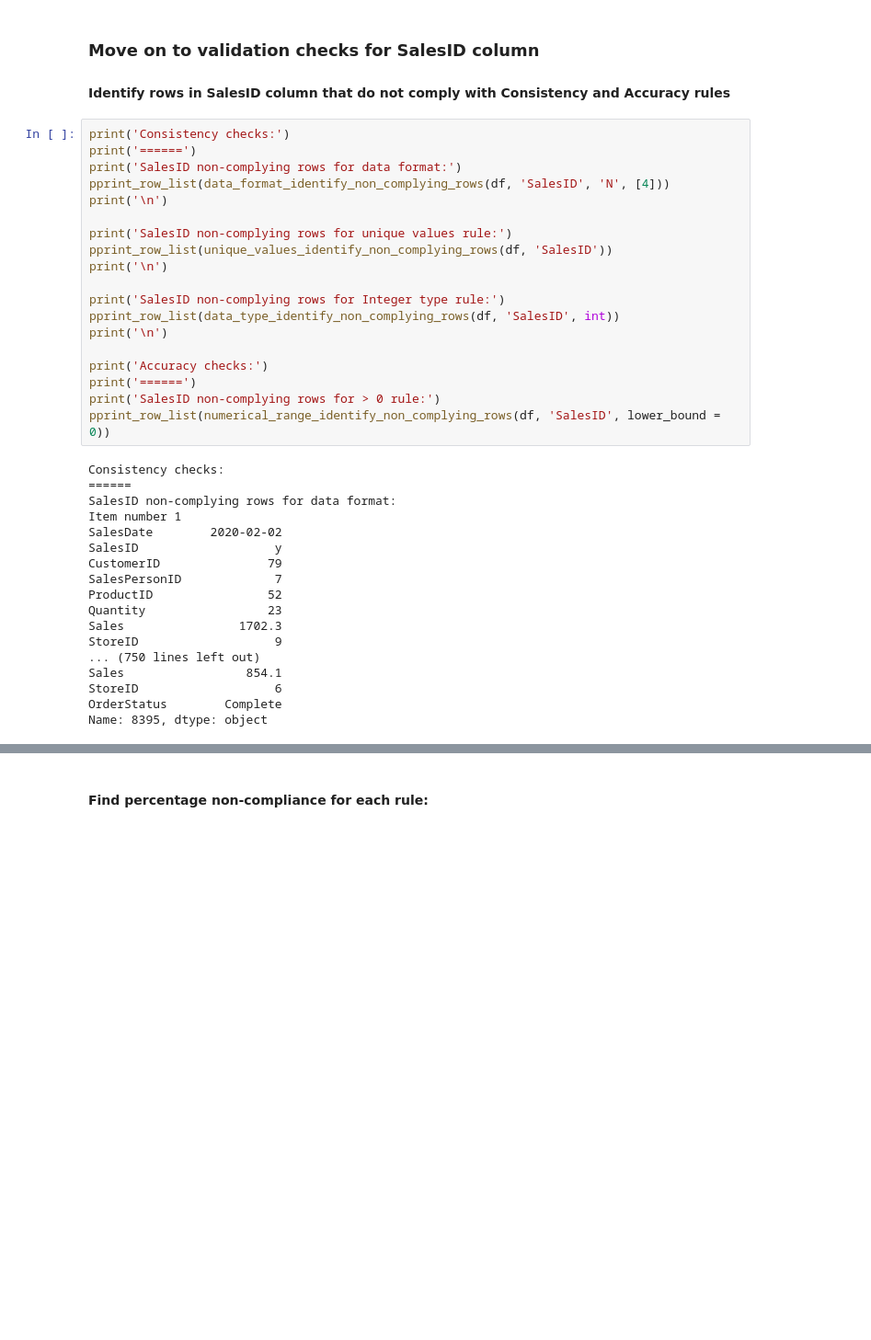
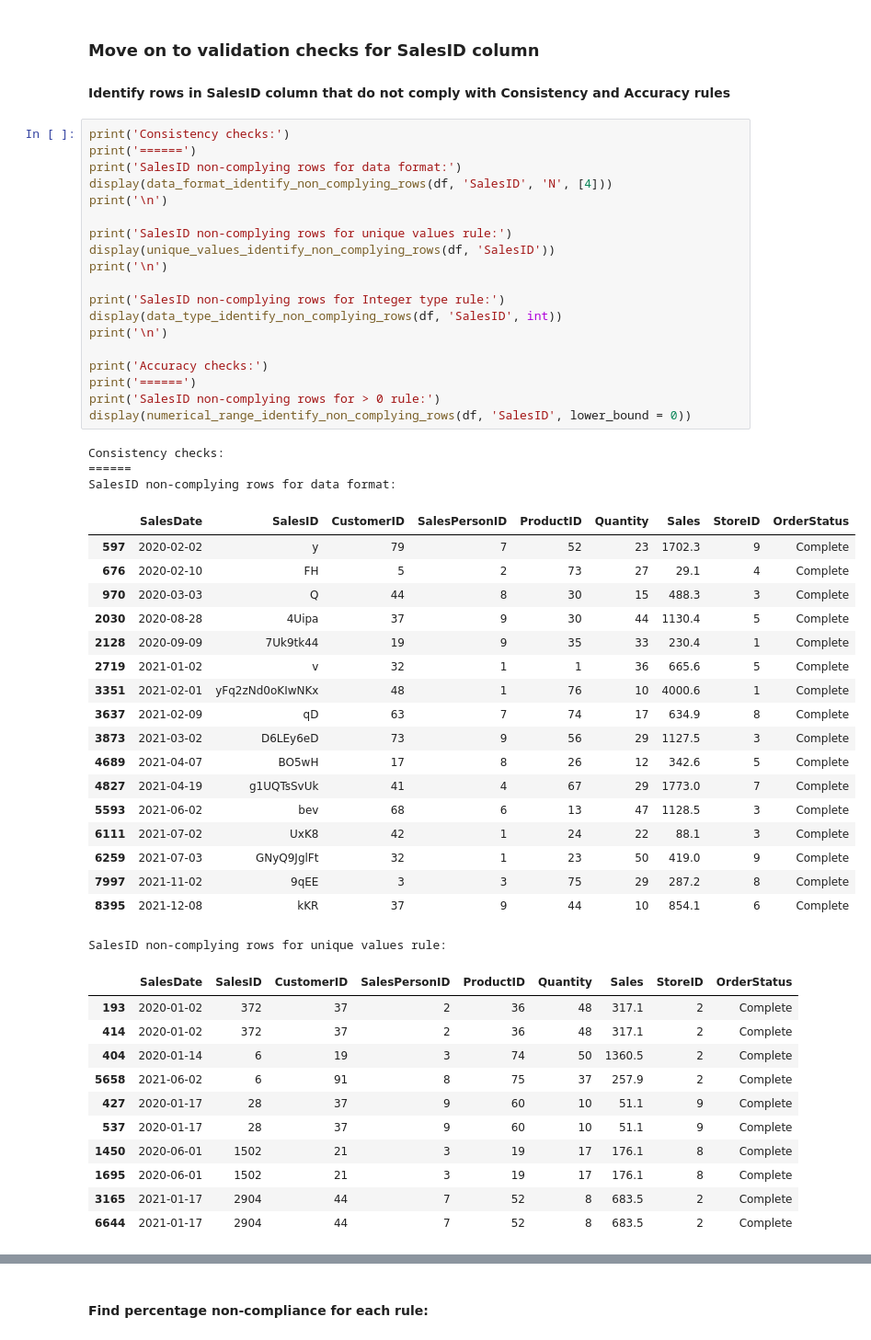
Before and after one commit to elacs/datacon_hands_on, a Jupyter notebook: datacon_hands_on_binder_ran.ipynb, the cells around one changed output, grey strips where cells are left out. Shown: that part at 92% size. Cells and saved outputs as stored; diff of their text form; blank space fills up the shorter version.

```diff
--- a/datacon_hands_on_binder_ran.ipynb
+++ b/datacon_hands_on_binder_ran.ipynb
@@ -380,37 +380,52 @@ def numerical_range_percentage_non_compliance (df, column_name, lower_bound = -
 # %%
 print('Consistency checks:')
 print('======')
 print('SalesID non-complying rows for data format:')
-pprint_row_list(data_format_identify_non_complying_rows(df, 'SalesID', 'N', [4]))
+display(data_format_identify_non_complying_rows(df, 'SalesID', 'N', [4]))
 print('\n')
 
 print('SalesID non-complying rows for unique values rule:')
-pprint_row_list(unique_values_identify_non_complying_rows(df, 'SalesID'))
+display(unique_values_identify_non_complying_rows(df, 'SalesID'))
 print('\n')
 
 print('SalesID non-complying rows for Integer type rule:')
-pprint_row_list(data_type_identify_non_complying_rows(df, 'SalesID', int))
+display(data_type_identify_non_complying_rows(df, 'SalesID', int))
 print('\n')
 
 print('Accuracy checks:')
 print('======')
 print('SalesID non-complying rows for > 0 rule:')
-pprint_row_list(numerical_range_identify_non_complying_rows(df, 'SalesID', lower_bound = 0))
+display(numerical_range_identify_non_complying_rows(df, 'SalesID', lower_bound = 0))
 # %% [output]
 Consistency checks:
 ======
 SalesID non-complying rows for data format:
-Item number 1
-SalesDate        2020-02-02
-SalesID                   y
-CustomerID               79
-SalesPersonID             7
-ProductID                52
-Quantity                 23
-Sales                1702.3
-StoreID                   9
-... (750 lines left out)
-Sales                 854.1
-StoreID                   6
-OrderStatus        Complete
-Name: 8395, dtype: object
+|  | SalesDate | SalesID | CustomerID | SalesPersonID | ProductID | Quantity | Sales | StoreID | OrderStatus |
+| 597 | 2020-02-02 | y | 79 | 7 | 52 | 23 | 1702.3 | 9 | Complete |
+| 676 | 2020-02-10 | FH | 5 | 2 | 73 | 27 | 29.1 | 4 | Complete |
+| 970 | 2020-03-03 | Q | 44 | 8 | 30 | 15 | 488.3 | 3 | Complete |
+| 2030 | 2020-08-28 | 4Uipa | 37 | 9 | 30 | 44 | 1130.4 | 5 | Complete |
+| 2128 | 2020-09-09 | 7Uk9tk44 | 19 | 9 | 35 | 33 | 230.4 | 1 | Complete |
+| 2719 | 2021-01-02 | v | 32 | 1 | 1 | 36 | 665.6 | 5 | Complete |
+| 3351 | 2021-02-01 | yFq2zNd0oKIwNKx | 48 | 1 | 76 | 10 | 4000.6 | 1 | Complete |
+| 3637 | 2021-02-09 | qD | 63 | 7 | 74 | 17 | 634.9 | 8 | Complete |
+| 3873 | 2021-03-02 | D6LEy6eD | 73 | 9 | 56 | 29 | 1127.5 | 3 | Complete |
+| 4689 | 2021-04-07 | BO5wH | 17 | 8 | 26 | 12 | 342.6 | 5 | Complete |
+| 4827 | 2021-04-19 | g1UQTsSvUk | 41 | 4 | 67 | 29 | 1773.0 | 7 | Complete |
+| 5593 | 2021-06-02 | bev | 68 | 6 | 13 | 47 | 1128.5 | 3 | Complete |
+| 6111 | 2021-07-02 | UxK8 | 42 | 1 | 24 | 22 | 88.1 | 3 | Complete |
+| 6259 | 2021-07-03 | GNyQ9JglFt | 32 | 1 | 23 | 50 | 419.0 | 9 | Complete |
+| 7997 | 2021-11-02 | 9qEE | 3 | 3 | 75 | 29 | 287.2 | 8 | Complete |
+| 8395 | 2021-12-08 | kKR | 37 | 9 | 44 | 10 | 854.1 | 6 | Complete |
+SalesID non-complying rows for unique values rule:
+|  | SalesDate | SalesID | CustomerID | SalesPersonID | ProductID | Quantity | Sales | StoreID | OrderStatus |
+| 193 | 2020-01-02 | 372 | 37 | 2 | 36 | 48 | 317.1 | 2 | Complete |
+| 414 | 2020-01-02 | 372 | 37 | 2 | 36 | 48 | 317.1 | 2 | Complete |
+| 404 | 2020-01-14 | 6 | 19 | 3 | 74 | 50 | 1360.5 | 2 | Complete |
+| 5658 | 2021-06-02 | 6 | 91 | 8 | 75 | 37 | 257.9 | 2 | Complete |
+| 427 | 2020-01-17 | 28 | 37 | 9 | 60 | 10 | 51.1 | 9 | Complete |
+| 537 | 2020-01-17 | 28 | 37 | 9 | 60 | 10 | 51.1 | 9 | Complete |
+| 1450 | 2020-06-01 | 1502 | 21 | 3 | 19 | 17 | 176.1 | 8 | Complete |
+| 1695 | 2020-06-01 | 1502 | 21 | 3 | 19 | 17 | 176.1 | 8 | Complete |
+| 3165 | 2021-01-17 | 2904 | 44 | 7 | 52 | 8 | 683.5 | 2 | Complete |
+| 6644 | 2021-01-17 | 2904 | 44 | 7 | 52 | 8 | 683.5 | 2 | Complete |
```
Also changed, not shown: parts of 31 cells of this notebook, 1 other file.
